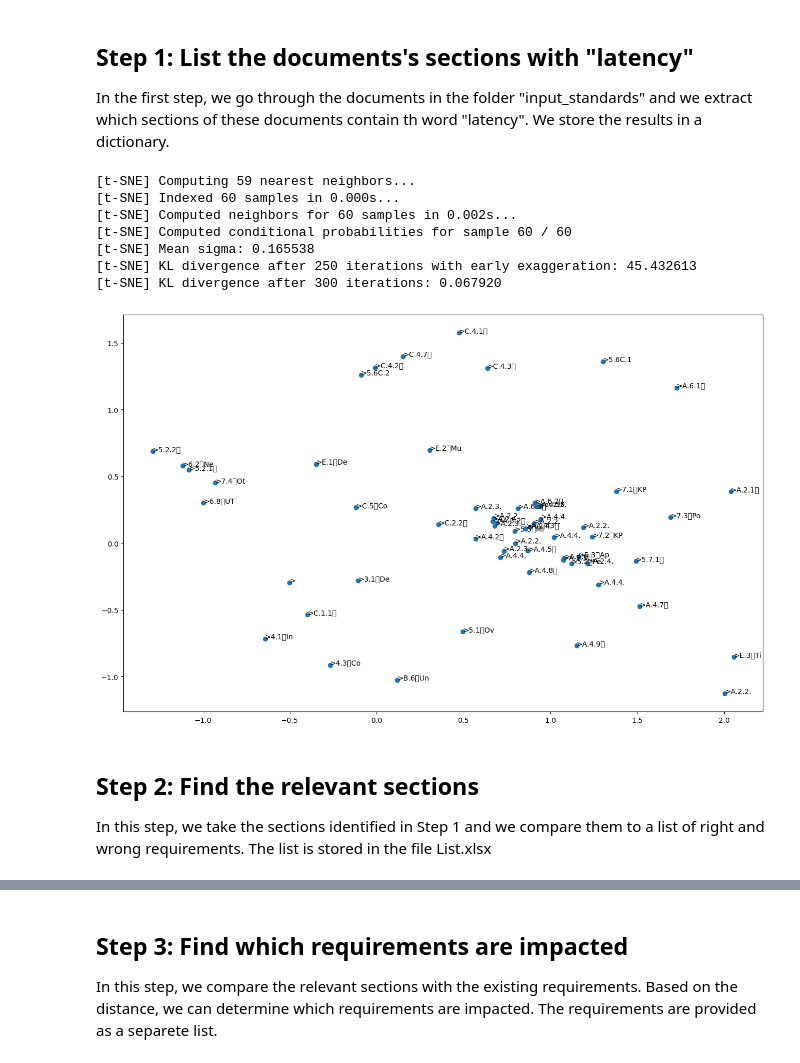
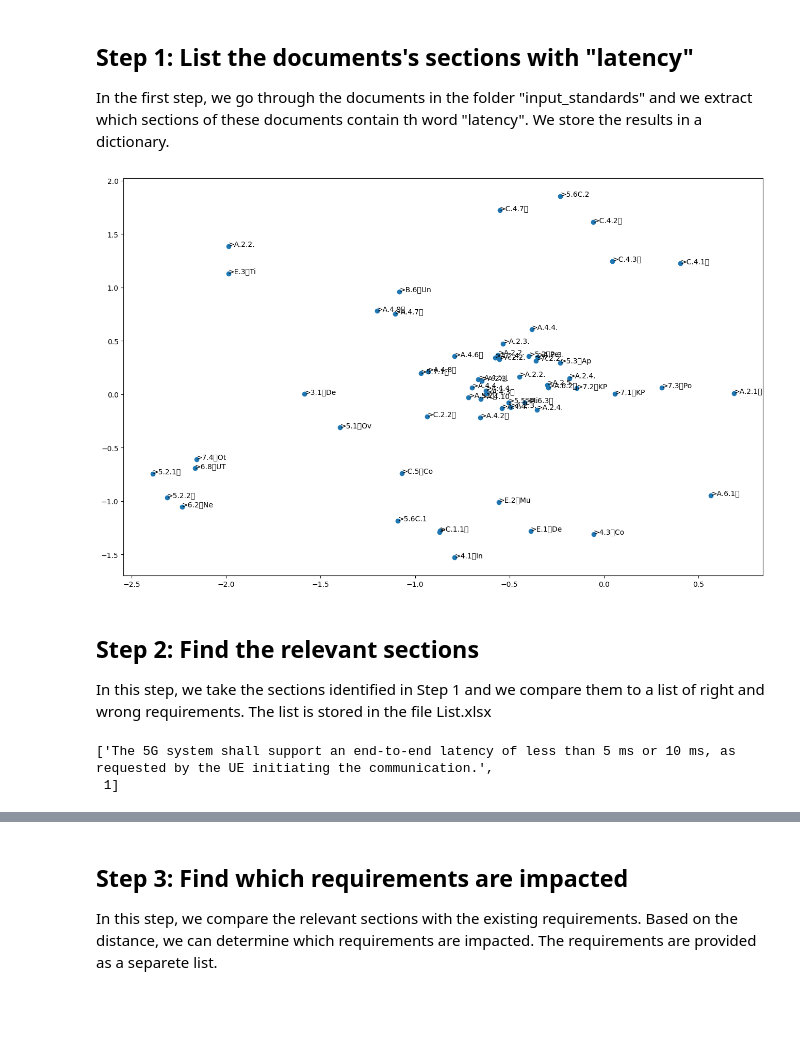
Before and after one commit to miroslawstaron/requirements_standards, a Jupyter notebook: 3REQ.ipynb, the cells around one changed output, grey strips where cells are left out. Cells and saved outputs as stored; diff of their text form; code cells hidden in the pictures; blank space fills up the shorter version.

```diff
--- a/3REQ.ipynb
+++ b/3REQ.ipynb
@@ -97,40 +101,45 @@ for oneLine in lstAllLines:
     # in this section
     avg_embedding = np.mean(embeddings, axis=0)
 
-    lstOneLine = [oneLine[0], oneLine[1], avg_embedding]
+    lstOneLine = [oneLine[0], oneLine[1], 2, avg_embedding]
 
     lstEmbeddings.append(lstOneLine)
 # %%
 # let's plot these average embeddings using t-SNE
 
 # we create a list with the embeddings
-lstEmbeddingsNP = np.array([x[2] for x in lstEmbeddings])
+lstEmbeddingsNP = np.array([x[3] for x in lstEmbeddings])
 
 # we use t-SNE to reduce the dimensionality of the embeddings
-tsne = TSNE(n_components=2, verbose=1, perplexity=40, n_iter=300)
+tsne = TSNE(n_components=2, verbose=0, perplexity=40, n_iter=300)
 tsne_results = tsne.fit_transform(lstEmbeddingsNP)
 
 # we plot the t-SNE results
 plt.figure(figsize=(16,10))
 
 plt.scatter(tsne_results[:,0], tsne_results[:,1])
 
 # Add labels to each dot
 for i, label in enumerate([x[0] for x in lstEmbeddings]):
     plt.text(tsne_results[i, 0], tsne_results[i, 1], label[3:10])
 
 
 plt.show()
 # %% [output]
-[t-SNE] Computing 59 nearest neighbors...
-[t-SNE] Indexed 60 samples in 0.000s...
-[t-SNE] Computed neighbors for 60 samples in 0.002s...
-[t-SNE] Computed conditional probabilities for sample 60 / 60
-[t-SNE] Mean sigma: 0.165538
-[t-SNE] KL divergence after 250 iterations with early exaggeration: 45.432613
-[t-SNE] KL divergence after 300 iterations: 0.067920
-[figure, old version]
+[figure, new version]
 # %% [markdown]
 ## Step 2: Find the relevant sections
 
 In this step, we take the sections identified in Step 1 and we compare them to a list of right and wrong requirements. The list is stored in the file List.xlsx
+# %%
+# open the file List.xlsx using pandas
+# and read the workshop NR
+df = pd.read_excel("List.xlsx", sheet_name="R_NR")
+
+# convert the dataframe to a list of lists
+lstReference = df.values.tolist()
+
+lstReference[0]
+# %% [output]
+['The 5G system shall support an end-to-end latency of less than 5 ms or 10 ms, as requested by the UE initiating the communication.',
+ 1]
```
Also changed, not shown: parts of 5 cells of this notebook, 4 other files.
